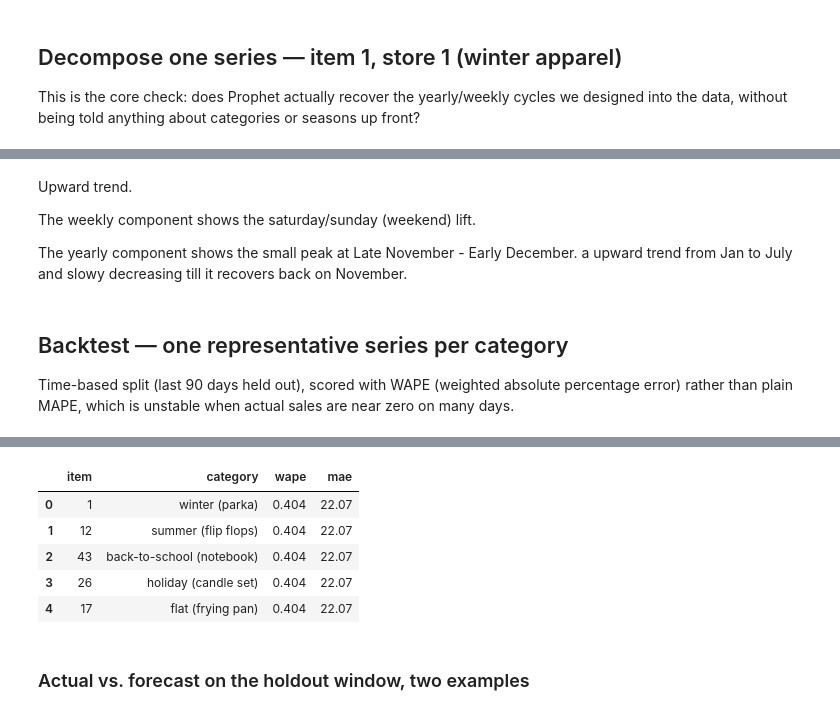
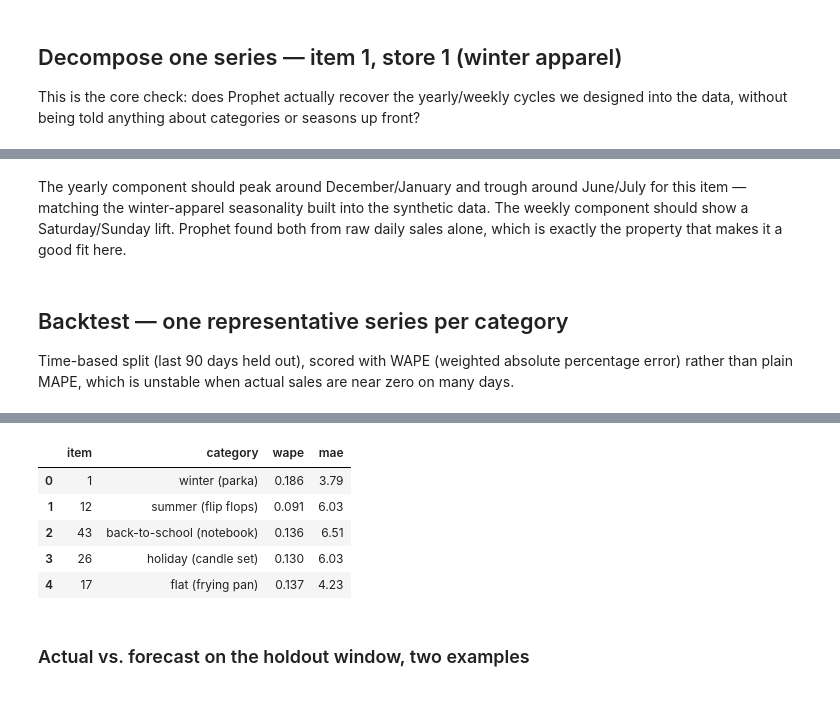
Before and after one commit to beecall17/demand-reorder-advisor, a Jupyter notebook: notebooks/02_prophet_forecast_model.ipynb, the cells around one changed output, grey strips where cells are left out. Cells and saved outputs as stored; diff of their text form; code cells hidden in the pictures.

```diff
--- a/notebooks/02_prophet_forecast_model.ipynb
+++ b/notebooks/02_prophet_forecast_model.ipynb
@@ -35,0 +14,20 @@ Importing plotly failed. Interactive plots will not work.
+# %%
+import sys
+
+import matplotlib.pyplot as plt
+import pandas as pd
+
+%matplotlib inline
+
+sys.path.insert(0, "..")
+
+import cmdstanpy
+
+from src.demand_advisor import data as data_mod
+from src.demand_advisor import forecast as fc
+
+# To disable logging globally for the session:
+cmdstanpy.disable_logging()
+
+df = data_mod.load_processed()
+print(f"{len(df):,} rows loaded")
@@ -38,11 +39,8 @@ Importing plotly failed. Interactive plots will not work.
 
 This is the core check: does Prophet actually recover the yearly/weekly cycles we designed into the data, without being told anything about categories or seasons up front?
 # %%
-import logging
-# Used this to suppress the many INFO messages Prophet prints during training, which are not useful for this notebook.
-logging.getLogger('prophet').setLevel(logging.ERROR)
-
-model = fc.train(df_train)
+pdf = fc.to_prophet_frame(df, store=1, item=1)
+model = fc.train(pdf)
 future = model.make_future_dataframe(periods=30)
 forecast = model.predict(future)
 
@@ -57,16 +53,10 @@ plt.show()
-# %% [markdown]
-Upward trend.
-
-The weekly component shows the saturday/sunday (weekend) lift.
-
-The yearly component shows the small peak at Late November - Early December. a upward trend from Jan to July and slowy decreasing till it recovers back on November.
+# %% [markdown]
+The yearly component should peak around December/January and trough around June/July for this item — matching the winter-apparel seasonality built into the synthetic data. The weekly component should show a Saturday/Sunday lift. Prophet found both from raw daily sales alone, which is exactly the property that makes it a good fit here.
 # %% [markdown]
 ## Backtest — one representative series per category
 
 Time-based split (last 90 days held out), scored with WAPE (weighted absolute percentage error) rather than plain MAPE, which is unstable when actual sales are near zero on many days.
 # %%
-logging.getLogger('prophet').setLevel(logging.ERROR)
-
 representative = {
     1: "winter (parka)", 12: "summer (flip flops)",
     43: "back-to-school (notebook)", 26: "holiday (candle set)",
@@ -75,7 +65,8 @@ representative = {
 
 rows = []
 for item_id, label in representative.items():
-    result = fc.backtest(df_train, holdout_days=90)
+    pdf_i = fc.to_prophet_frame(df, store=1, item=item_id)
+    result = fc.backtest(pdf_i, holdout_days=90)
     rows.append({"item": item_id, "category": label,
                  "wape": round(result["wape"], 3), "mae": round(result["mae"], 2)})
 
@@ -95,9 +76,9 @@ backtest_summary
 |  | item | category | wape | mae |
-| 0 | 1 | winter (parka) | 0.404 | 22.07 |
-| 1 | 12 | summer (flip flops) | 0.404 | 22.07 |
-| 2 | 43 | back-to-school (notebook) | 0.404 | 22.07 |
-| 3 | 26 | holiday (candle set) | 0.404 | 22.07 |
-| 4 | 17 | flat (frying pan) | 0.404 | 22.07 |
+| 0 | 1 | winter (parka) | 0.186 | 3.79 |
+| 1 | 12 | summer (flip flops) | 0.091 | 6.03 |
+| 2 | 43 | back-to-school (notebook) | 0.136 | 6.51 |
+| 3 | 26 | holiday (candle set) | 0.130 | 6.03 |
+| 4 | 17 | flat (frying pan) | 0.137 | 4.23 |
 # %% [markdown]
 ### Actual vs. forecast on the holdout window, two examples
 # %%
```
Also changed, not shown: parts of 11 cells of this notebook, 5 other files.
